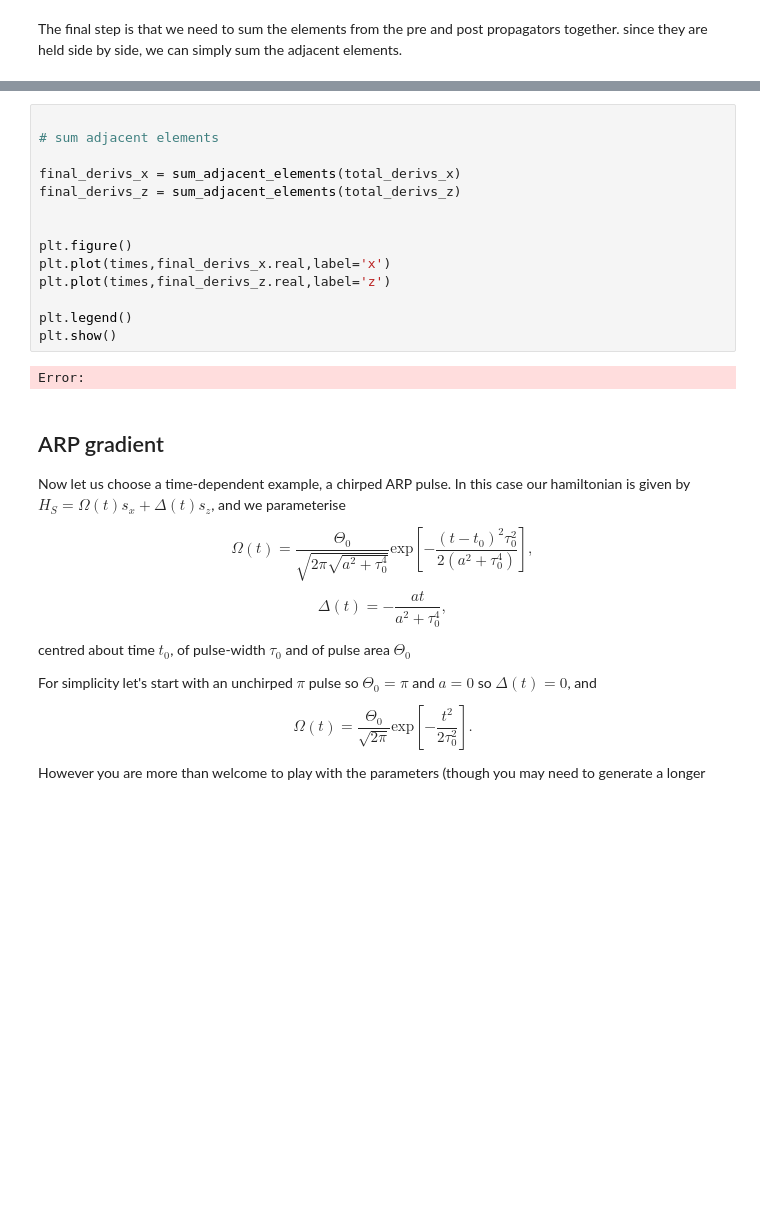
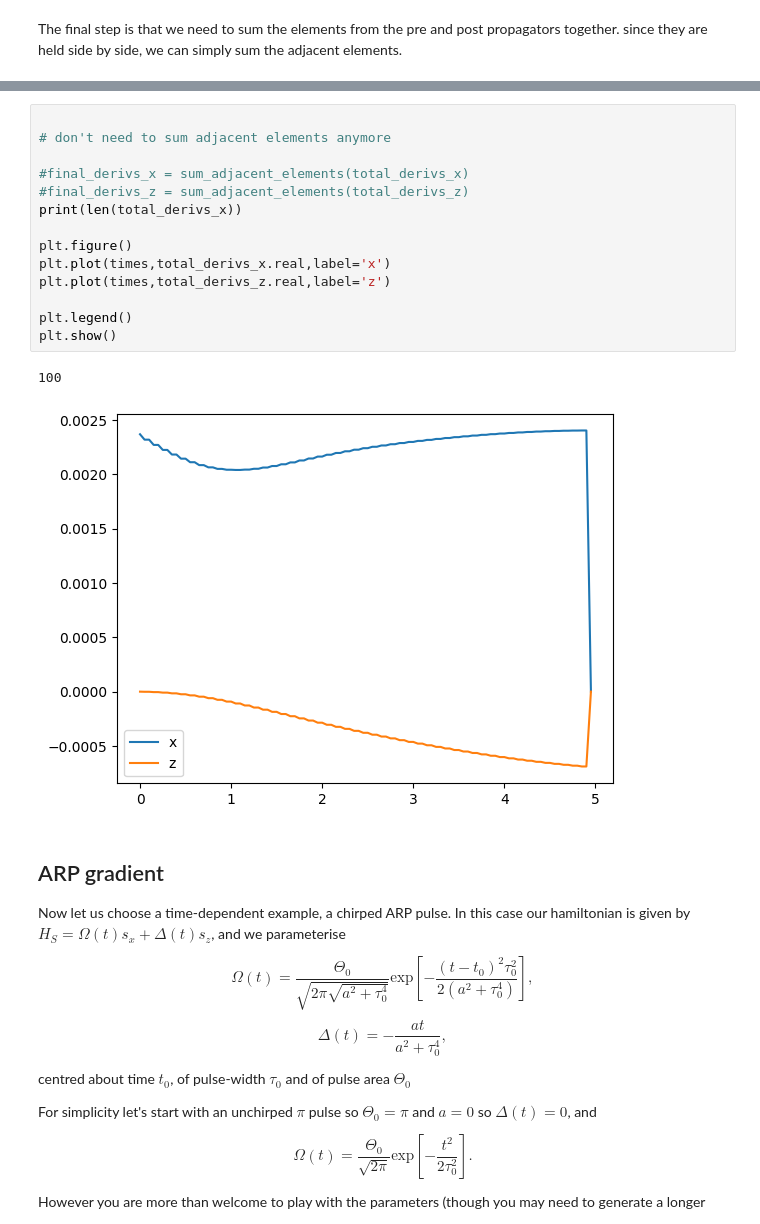
Before and after one commit to ebutler414/OQuPy, a Jupyter notebook: tutorials/gradients_introduction.ipynb, the cells around one changed output, grey strips where cells are left out. Drawn from its saved outputs; the diff is of its cells as text; blank space fills up the shorter version.

Commit message:
removed sum over adjacent half time-steps in gradient intro

```diff
--- a/tutorials/gradients_introduction.ipynb
+++ b/tutorials/gradients_introduction.ipynb
@@ -391,19 +403,20 @@ Error:
 # %%
 
-# sum adjacent elements
+# don't need to sum adjacent elements anymore
 
-final_derivs_x = sum_adjacent_elements(total_derivs_x)
-final_derivs_z = sum_adjacent_elements(total_derivs_z)
-
+#final_derivs_x = sum_adjacent_elements(total_derivs_x)
+#final_derivs_z = sum_adjacent_elements(total_derivs_z)
+print(len(total_derivs_x))
 
 plt.figure()
-plt.plot(times,final_derivs_x.real,label='x')
-plt.plot(times,final_derivs_z.real,label='z')
+plt.plot(times,total_derivs_x.real,label='x')
+plt.plot(times,total_derivs_z.real,label='z')
 
 plt.legend()
 plt.show()
 # %% [output]
-Error:
+100
+[figure, added]
 # %% [markdown]
 ## ARP gradient
 
```
Also changed, not shown: parts of 9 cells of this notebook, 2 other files.
